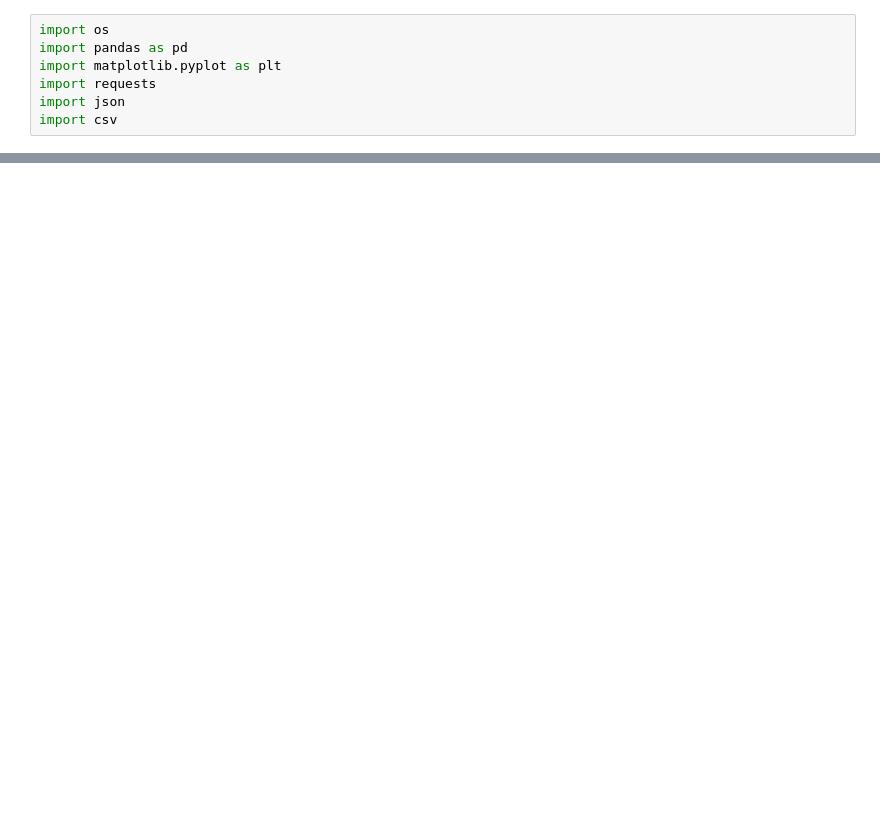
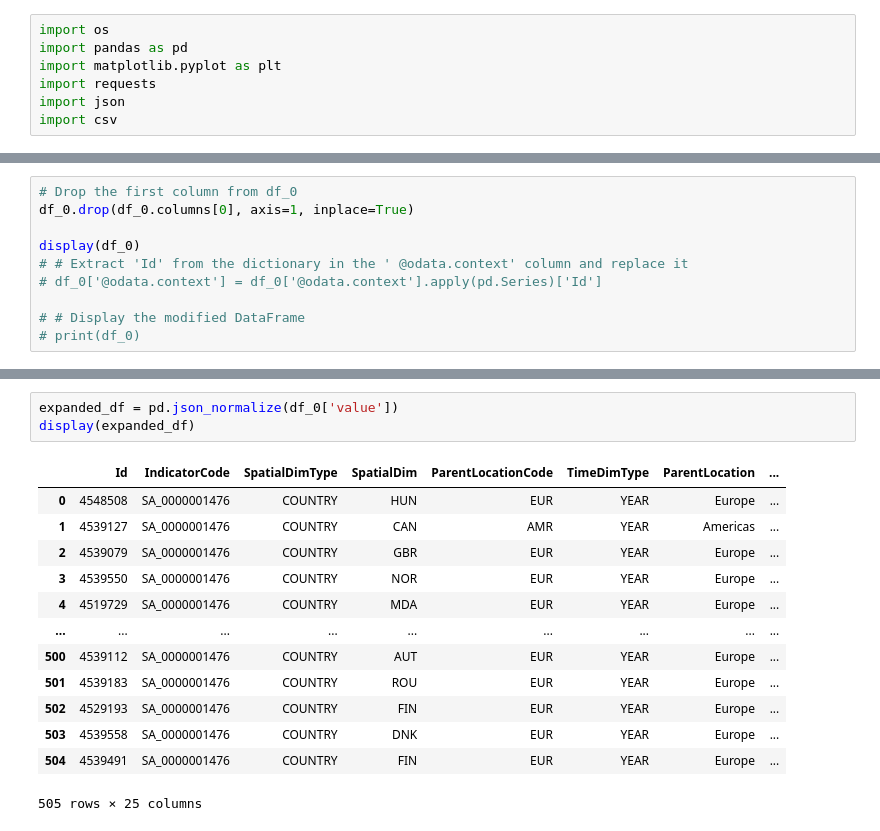
Before and after one commit to ThePennyGoblin/SMU_BootCamp_-Project_1, a Jupyter notebook: PROJECT_1_Caite.ipynb, the cells around one changed output, grey strips where cells are left out. Drawn from its saved outputs; the diff is of its cells as text; blank space fills up the shorter version.

```diff
--- a/PROJECT_1_Caite.ipynb
+++ b/PROJECT_1_Caite.ipynb
@@ -71,0 +90,10 @@ df3.to_csv('./who_per_income.csv', index=False)
+# %%
+# Drop the first column from df_0
+df_0.drop(df_0.columns[0], axis=1, inplace=True)
+
+display(df_0)
+# # Extract 'Id' from the dictionary in the ' @odata.context' column and replace it
+# df_0['@odata.context'] = df_0['@odata.context'].apply(pd.Series)['Id']
+
+# # Display the modified DataFrame
+# print(df_0)
@@ -71,0 +114,17 @@ df3.to_csv('./who_per_income.csv', index=False)
+# %%
+expanded_df = pd.json_normalize(df_0['value'])
+display(expanded_df)
+# %% [output]
+|  | Id | IndicatorCode | SpatialDimType | SpatialDim | ParentLocationCode | TimeDimType | ParentLocation | ... |
+| 0 | 4548508 | SA_0000001476 | COUNTRY | HUN | EUR | YEAR | Europe | ... |
+| 1 | 4539127 | SA_0000001476 | COUNTRY | CAN | AMR | YEAR | Americas | ... |
+| 2 | 4539079 | SA_0000001476 | COUNTRY | GBR | EUR | YEAR | Europe | ... |
+| 3 | 4539550 | SA_0000001476 | COUNTRY | NOR | EUR | YEAR | Europe | ... |
+| 4 | 4519729 | SA_0000001476 | COUNTRY | MDA | EUR | YEAR | Europe | ... |
+| ... | ... | ... | ... | ... | ... | ... | ... | ... |
+| 500 | 4539112 | SA_0000001476 | COUNTRY | AUT | EUR | YEAR | Europe | ... |
+| 501 | 4539183 | SA_0000001476 | COUNTRY | ROU | EUR | YEAR | Europe | ... |
+| 502 | 4529193 | SA_0000001476 | COUNTRY | FIN | EUR | YEAR | Europe | ... |
+| 503 | 4539558 | SA_0000001476 | COUNTRY | DNK | EUR | YEAR | Europe | ... |
+| 504 | 4539491 | SA_0000001476 | COUNTRY | FIN | EUR | YEAR | Europe | ... |
+505 rows × 25 columns
```
Also changed, not shown: parts of 8 cells of this notebook, 5 other files.
